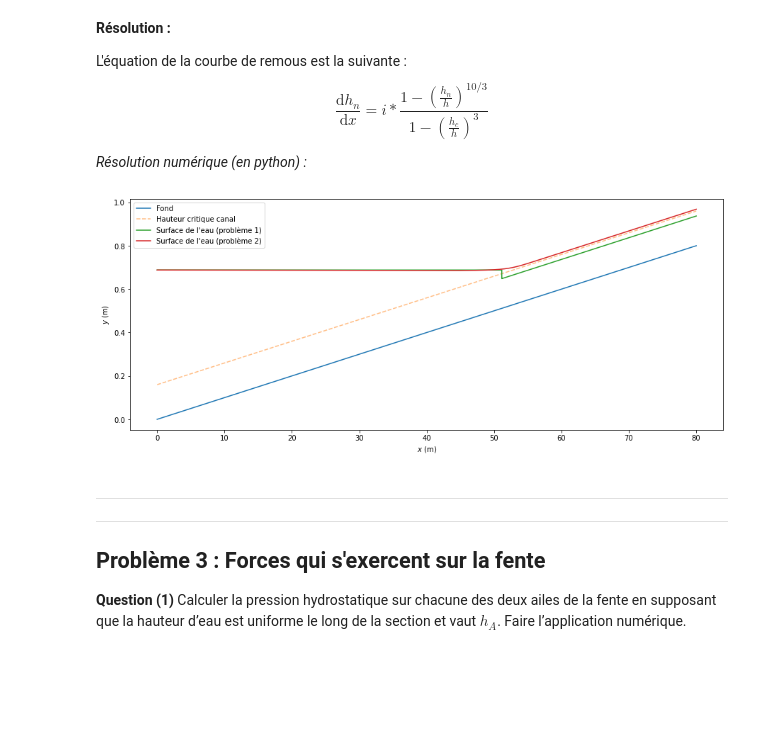
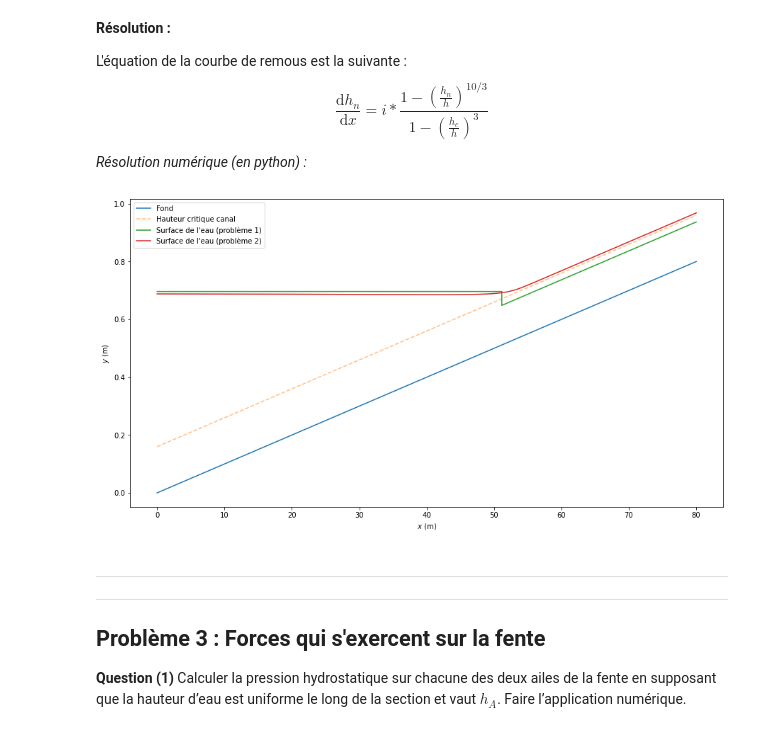
Before and after one commit to merlebleue/MecaPlouf, a Jupyter notebook: Examen2021inter.ipynb, the cells around one changed output. Drawn from its saved outputs; the diff is of its cells as text; code cells hidden in the pictures; blank space fills up the shorter version.

```diff
--- a/Examen2021inter.ipynb
+++ b/Examen2021inter.ipynb
@@ -293,7 +293,7 @@ nu = 1e-6 #m²
 diff = 10
 h_A_2 = 1
 while diff>1e-5:
-    prev = h_A
+    prev = h_A_2
 
     Cd = 0.562 + 10*(nu /(2*g*h_A_2)**0.5 /b)**0.45
     h_A_2 = (3/2 * Q / Cd /b /(2*g)**0.5)**(2/3)
@@ -393,9 +393,9 @@ x = np.linspace(0,80,10000)
 
 h2 = odeint(eq, [h_A_2], x).flatten()
 # %%
-draw_h2(x, h2, figsize = (15, 6))
+draw_h2(x, h2, figsize = (15, 8))
 # %% [output]
-[figure, old version]
+[figure, new version]
 # %% [markdown]
 ***
 ***
```
Also changed, not shown: parts of 17 cells of this notebook.
